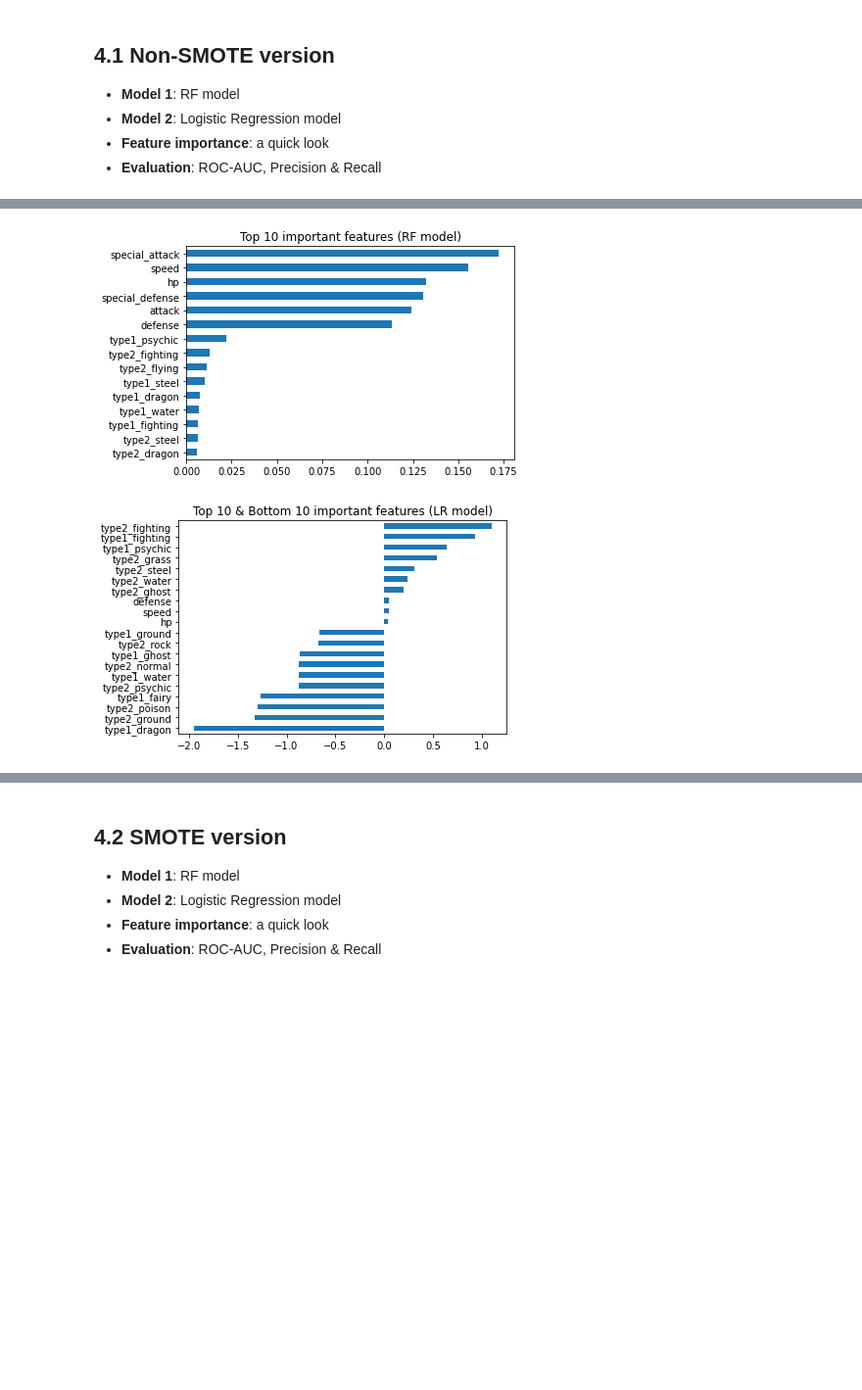
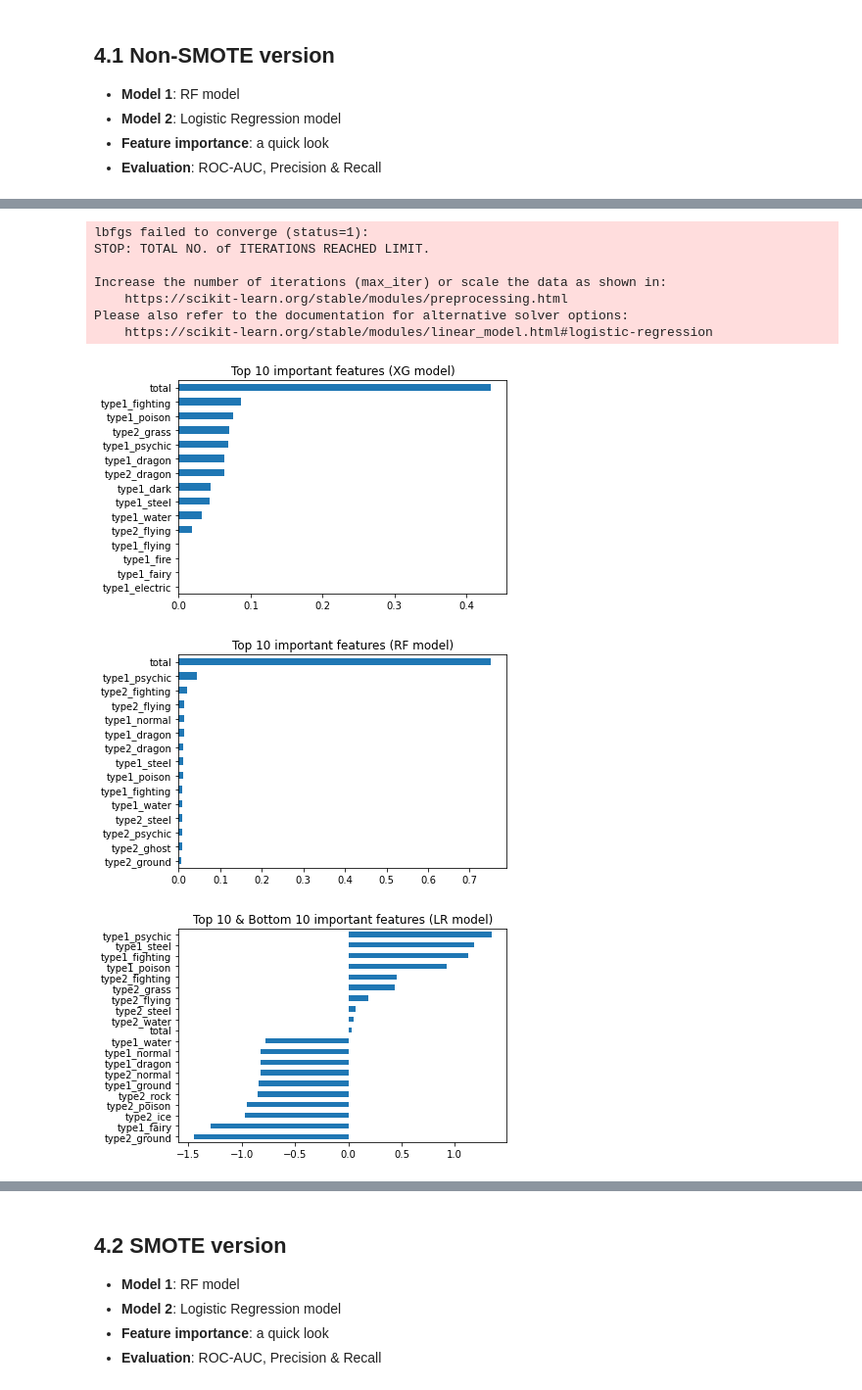
Before and after one commit to shannonhlo/pokemon-classification, a Jupyter notebook: analysis/dom/pokemon_classifier.ipynb, the cells around one changed output, grey strips where cells are left out. Shown at 98% size. Cells and saved outputs as stored; diff of their text form; code cells hidden in the pictures; blank space fills up the shorter version.

```diff
--- a/analysis/dom/pokemon_classifier.ipynb
+++ b/analysis/dom/pokemon_classifier.ipynb
@@ -39,7 +34,9 @@ def clean_cols(cols):
 # %%
 # Get data from file path (downloaded from Kaggle)
 
-file_path = "C:/Users/domen/github/pokemon_classification/datasets/Pokemon.csv"
+#file_path = "C:/Users/domen/github/pokemon_classification/datasets/Pokemon.csv"
+file_path = "C:/Users/dfayad/github/pokemon-classification/datasets/Pokemon.csv"
+
 df_raw = pd.read_csv(file_path)
 
 # clean columns
@@ -86,7 +85,7 @@ df_raw['variant_ind'] = np.where(df_raw.name.str.startswith(("mega ", "ultra ",
 df_raw['forme_ind'] = np.where(df_raw.name.str.endswith(("forme")), 1, 0)
 
 # create a string version with a prefix for generation num
-df_raw[['generation_nm']] = 'gen_' + df_raw['generation'].astype(str)
+df_raw['generation_nm'] = 'gen_' + df_raw['generation'].astype(str)
 
 # see some of those
 df_raw.sort_values(by = 'total', ascending = False).head(3)
@@ -114,7 +113,7 @@ dummy_type1 = pd.get_dummies(df['type'], prefix='type1', drop_first=True)
 dummy_type2 = pd.get_dummies(df['other_type'], prefix='type2', drop_first=True)
 
 # Variables to drop
-to_drop = ['pokedex_no', 'forme_ind', 'name', 'type', 'other_type', 'generation', 'generation_nm', 'total', 'variant_ind']
+to_drop = ['pokedex_no', 'forme_ind', 'name', 'type', 'other_type', 'generation', 'generation_nm', 'hp', 'attack', 'defense', 'special_attack', 'special_defense', 'speed', 'variant_ind']
 df.drop(to_drop, axis=1, inplace=True)
 
 # Merge into a single data frame
@@ -203,21 +277,27 @@ Name: legendary, dtype: float64
 * **Feature importance**: a quick look
 * **Evaluation**: ROC-AUC, Precision & Recall
 # %%
-# model fitting --
+# Model fitting
+#--------------
 
-# fit a random forest (rf) classifier
-rf_model = RandomForestClassifier(random_state=42)
-rf_model.fit(X_train, y_train)
+# fit a xgboost (xg), random forest (rf) & a logistic regression (lr) classifier
+xg_model = fit_xg_model(X_train, y_train)
+rf_model = fit_rf_model(X_train, y_train)
+lr_model = fit_lr_model(X_train, y_train)
 
-# fit a logistic regression (lr)
-lr_model = LogisticRegression(solver='lbfgs')
-lr_model.fit(X_train, y_train)
 
-# feature importance --
+# Feature importance
+#--------------
 
 # top 10 feature importance for each model
-rf_importance = pd.Series(rf_model.feature_importances_, index=X.columns, name = 'rf_features')
-lr_importance = pd.Series(lr_model.coef_[0], index=X.columns, name = 'lr_features')
+xg_importance = xg_top_features(xg_model, X)
+rf_importance = rf_top_features(rf_model, X)
+lr_importance = lr_top_features(lr_model, X)
+
+# visualize top 10 in RF model
+xg_importance.nlargest(15).sort_values(ascending = True).plot(kind='barh')
+plt.title("Top 10 important features (XG model)")
+plt.show()
 
 # visualize top 10 in RF model
 rf_importance.nlargest(15).sort_values(ascending = True).plot(kind='barh')
@@ -228,4 +308,36 @@ plt.show()
 lr_importance.nlargest(10).append(lr_importance.nsmallest(10)).sort_values(ascending = True).plot(kind='barh')
 plt.title("Top 10 & Bottom 10 important features (LR model)")
 plt.show()
+
+
+# Model evaluation
+#--------------
+
+# run the evaluation to get all desired metrics
+xg_preds, xg_precision, xg_recall, xg_pr_thresholds, xg_fpr, xg_tpr, xg_roc_thresholds, xg_report, xg_summary = evaluation(xg_model, X_test, y_test, "XGB")
+rf_preds, rf_precision, rf_recall, rf_pr_thresholds, rf_fpr, rf_tpr, rf_roc_thresholds, rf_report, rf_summary = evaluation(rf_model, X_test, y_test, "RF")
+lr_preds, lr_precision, lr_recall, lr_pr_thresholds, lr_fpr, lr_tpr, lr_roc_thresholds, lr_report, lr_summary = evaluation(lr_model, X_test, y_test, "LR")
+
+# plot the XGB confusion matrix
+xg_cm = confusion_matrix(y_test, xg_preds)
+plt.figure(figsize=(8, 6))
+plt.title('XG: Confusion Matrix (without SMOTE)', size=16)
+sns.heatmap(xg_cm, annot=True, cmap='Blues')
+
+# plot the RF confusion matrix
+rf_cm = confusion_matrix(y_test, rf_preds)
+plt.figure(figsize=(8, 6))
+plt.title('RF: Confusion Matrix (without SMOTE)', size=16)
+sns.heatmap(rf_cm, annot=True, cmap='Greens')
+
+# plot the LF confusion matrix
+lr_cm = confusion_matrix(y_test, lr_preds)
+plt.figure(figsize=(8, 6))
+plt.title('LR: Confusion Matrix (without SMOTE)', size=16)
+sns.heatmap(lr_cm, annot=True, cmap='Purples')
+
+# see the summary statistics
+print(xg_summary)
+print(rf_summary)
+print(lr_summary)
 # %% [output]
@@ -239,2 +346,10 @@ Please also refer to the documentation for alternative solver options:
+lbfgs failed to converge (status=1):
+STOP: TOTAL NO. of ITERATIONS REACHED LIMIT.
+
+Increase the number of iterations (max_iter) or scale the data as shown in:
+    https://scikit-learn.org/stable/modules/preprocessing.html
+Please also refer to the documentation for alternative solver options:
+    https://scikit-learn.org/stable/modules/linear_model.html#logistic-regression
-[figure, old version]
+[figure, new version]
-[figure, old version]
+[figure, new version]
+[figure, added]
```
Also changed, not shown: parts of 20 cells of this notebook, 2 other files.
